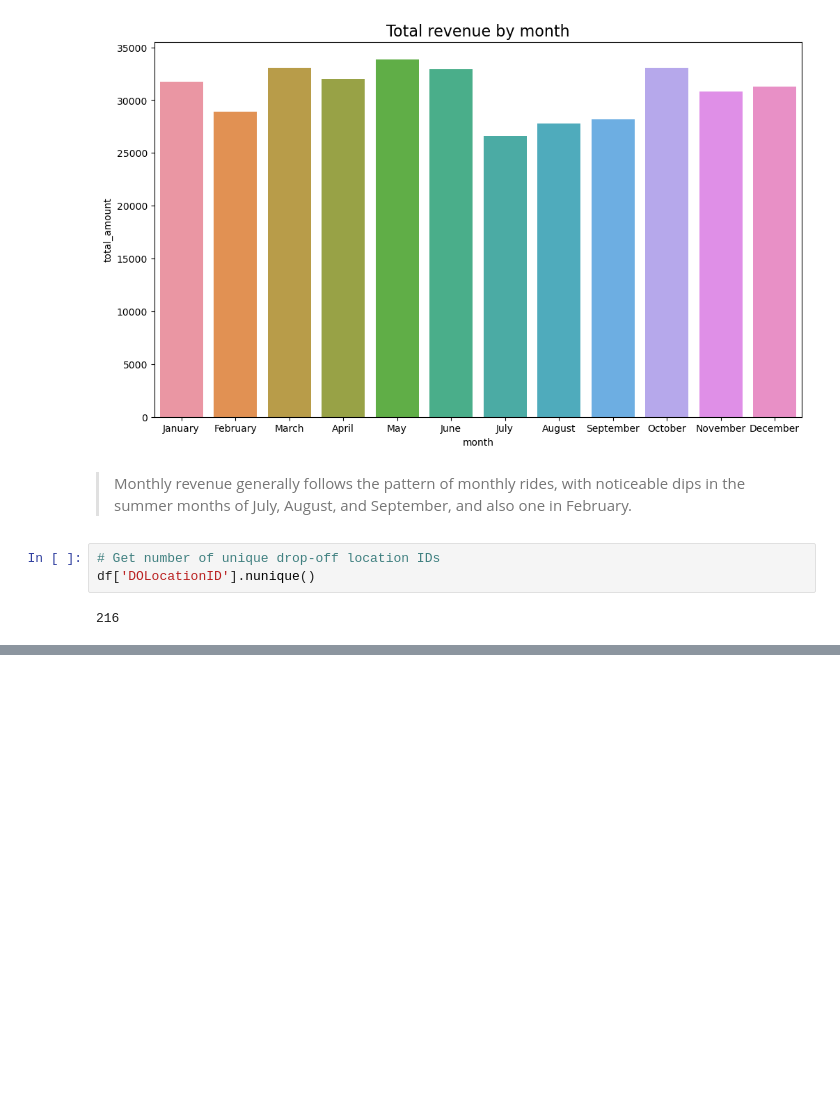
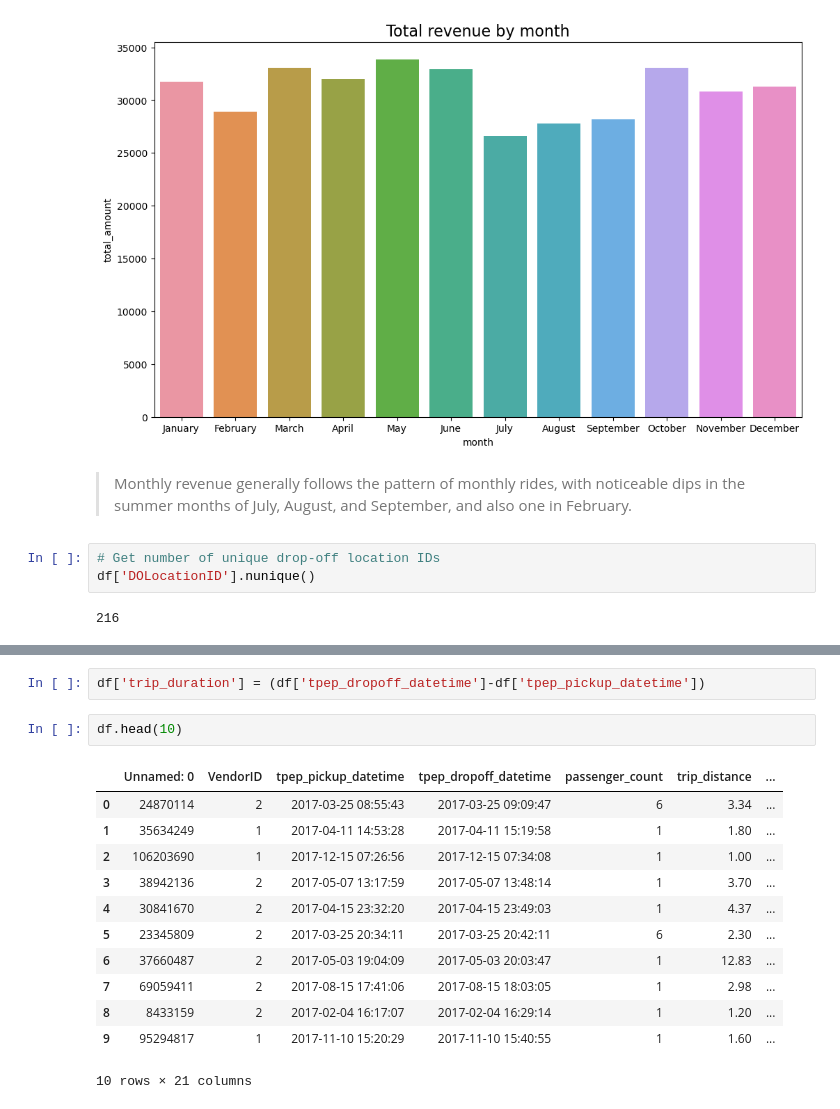
Before and after one commit to alishanstyles/Automatidata, a Jupyter notebook: Untitled.ipynb, the cells around one changed output, grey strips where cells are left out. Drawn from its saved outputs; the diff is of its cells as text; blank space fills up the shorter version.

```diff
--- a/Untitled.ipynb
+++ b/Untitled.ipynb
@@ -361,0 +443,17 @@ TypeError: Series.sort_values() got an unexpected keyword argument 'by'
+# %%
+df['trip_duration'] = (df['tpep_dropoff_datetime']-df['tpep_pickup_datetime'])
+# %%
+df.head(10)
+# %% [output]
+|  | Unnamed: 0 | VendorID | tpep_pickup_datetime | tpep_dropoff_datetime | passenger_count | trip_distance | ... |
+| 0 | 24870114 | 2 | 2017-03-25 08:55:43 | 2017-03-25 09:09:47 | 6 | 3.34 | ... |
+| 1 | 35634249 | 1 | 2017-04-11 14:53:28 | 2017-04-11 15:19:58 | 1 | 1.80 | ... |
+| 2 | 106203690 | 1 | 2017-12-15 07:26:56 | 2017-12-15 07:34:08 | 1 | 1.00 | ... |
+| 3 | 38942136 | 2 | 2017-05-07 13:17:59 | 2017-05-07 13:48:14 | 1 | 3.70 | ... |
+| 4 | 30841670 | 2 | 2017-04-15 23:32:20 | 2017-04-15 23:49:03 | 1 | 4.37 | ... |
+| 5 | 23345809 | 2 | 2017-03-25 20:34:11 | 2017-03-25 20:42:11 | 6 | 2.30 | ... |
+| 6 | 37660487 | 2 | 2017-05-03 19:04:09 | 2017-05-03 20:03:47 | 1 | 12.83 | ... |
+| 7 | 69059411 | 2 | 2017-08-15 17:41:06 | 2017-08-15 18:03:05 | 1 | 2.98 | ... |
+| 8 | 8433159 | 2 | 2017-02-04 16:17:07 | 2017-02-04 16:29:14 | 1 | 1.20 | ... |
+| 9 | 95294817 | 1 | 2017-11-10 15:20:29 | 2017-11-10 15:40:55 | 1 | 1.60 | ... |
+10 rows × 21 columns
```
Also changed, not shown: parts of 10 cells of this notebook.
